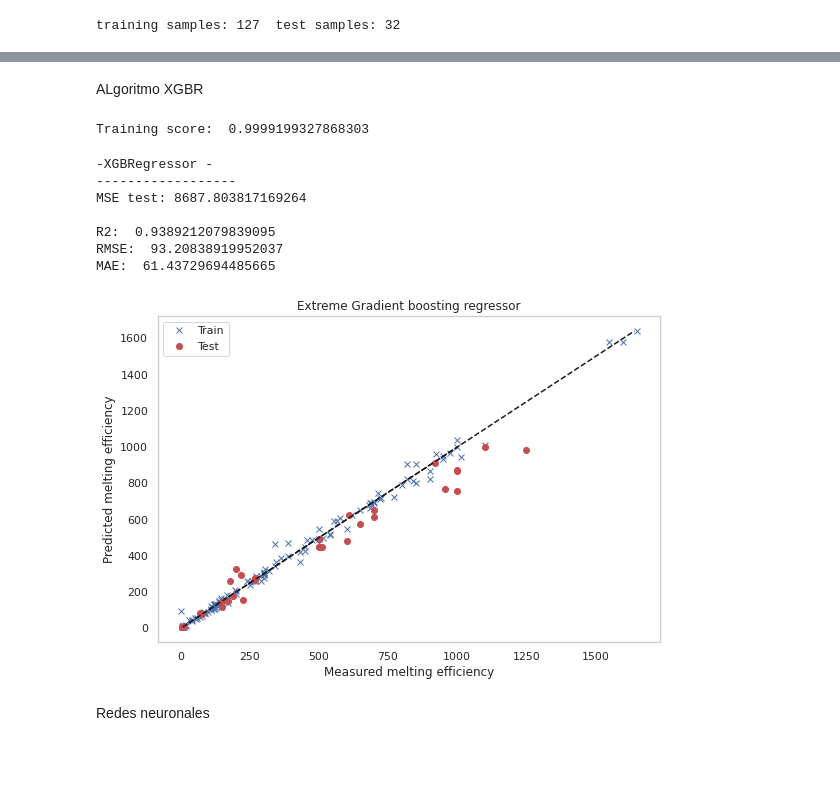
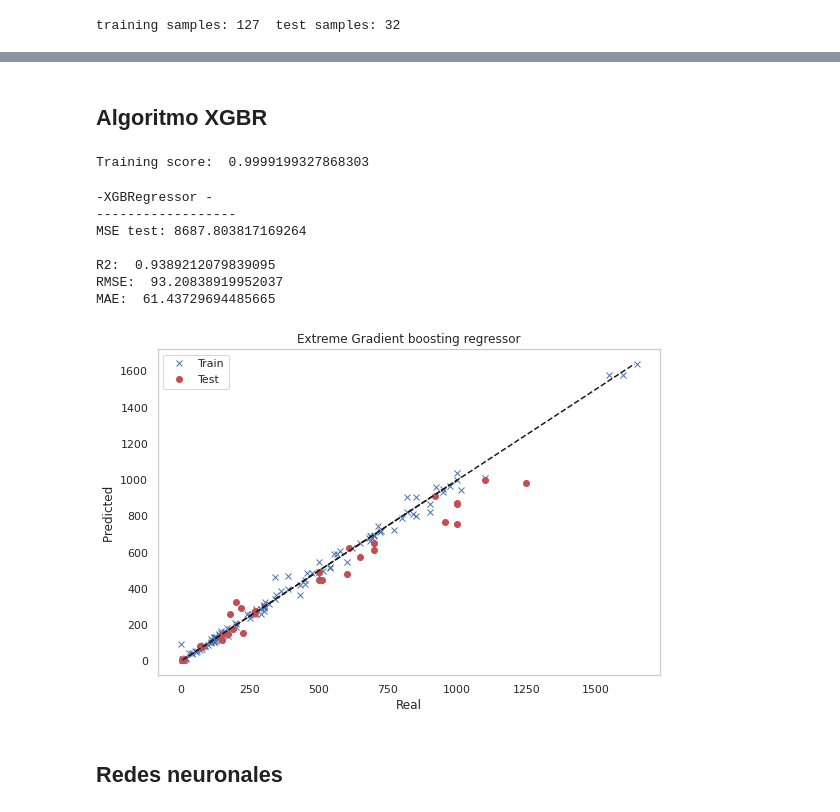
Before and after one commit to GermanOmar/ICM, a Jupyter notebook: Taller1COLAB.ipynb, the cells around one changed output, grey strips where cells are left out. Drawn from its saved outputs; the diff is of its cells as text; code cells hidden in the pictures; blank space fills up the shorter version.

```diff
--- a/Taller1COLAB.ipynb
+++ b/Taller1COLAB.ipynb
@@ -178,5 +182,5 @@ MAE:  54.94848326147839
-# %% [markdown]
-ALgoritmo XGBR
+# %% [markdown]
+## Algoritmo XGBR
 # %%
 import pickle
 import xgboost as xgb
@@ -214,38 +218,38 @@ plt.rcParams.update({'font.size': 30})
 plt.plot(y_train, y_star_train, 'bx', label = 'Train')
 plt.plot([y_star_train.min(), y_star_train.max()], [y_star_train.min(), y_star_train.max()], 'k--')
 plt.plot(y_test, y_pred, 'ro', label = 'Test')
 plt.plot([y_pred.min(), y_pred.max()], [y_pred.min(), y_pred.max()], 'k--')
 plt.legend()
-plt.ylabel('Predicted melting efficiency')
-plt.xlabel('Measured melting efficiency')
+plt.ylabel('Predicted ')
+plt.xlabel('Real')
 plt.title("Extreme Gradient boosting regressor")
 
 print('MSE test:', MSE_test)
 
 print()
 
 from sklearn.metrics import r2_score
 from sklearn.metrics import mean_absolute_error as MAE
 
 #METRICS: R2, RMSE, MAE
 R2=r2_score(y_test, y_pred)
 print('R2: ',R2)
 RMSE = np.sqrt(MSE_test)
 print("RMSE: ", RMSE)
 MAE = MAE(y_test, y_pred)
 print("MAE: ", MAE)
 print()
 # %% [output]
 -XGBRegressor -
 ------------------
 MSE test: 8687.803817169264
 
 R2:  0.9389212079839095
 RMSE:  93.20838919952037
 MAE:  61.43729694485665
-[figure, old version]
+[figure, new version]
-# %% [markdown]
-Redes neuronales
+# %% [markdown]
+## Redes neuronales
 # %%
 from sklearn.neural_network import MLPRegressor
 
```
Also changed, not shown: parts of 34 cells of this notebook.
